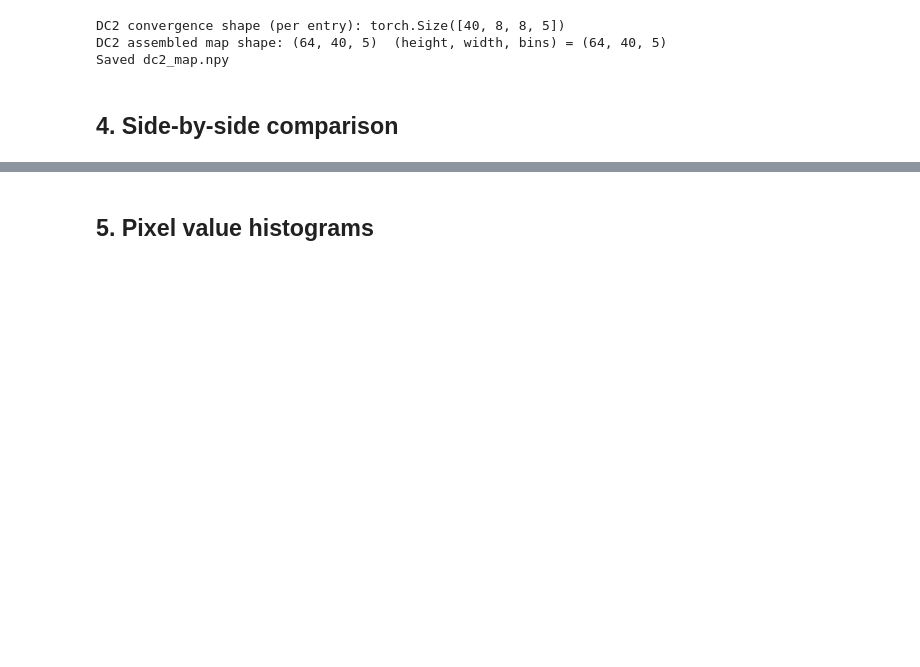
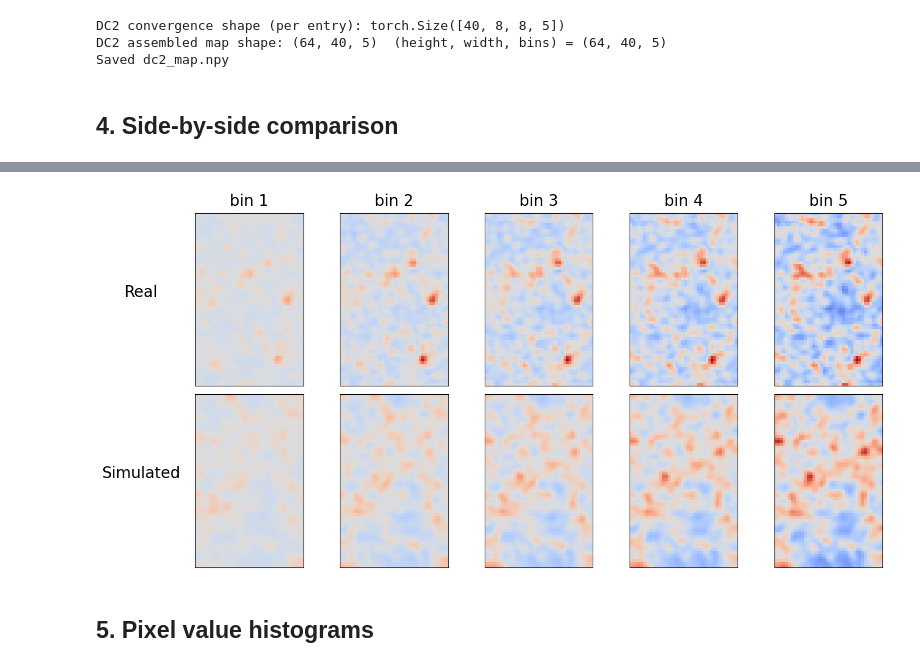
Before and after one commit to prob-ml/blissWL, a Jupyter notebook: maps_to_cosmology/notebooks/verify_dc2_maps.ipynb, the cells around one changed output, grey strips where cells are left out. Drawn from its saved outputs; the diff is of its cells as text; code cells hidden in the pictures; blank space fills up the shorter version.

```diff
--- a/maps_to_cosmology/notebooks/verify_dc2_maps.ipynb
+++ b/maps_to_cosmology/notebooks/verify_dc2_maps.ipynb
@@ -313,3 +313,26 @@ plt.show()
+# %%
+fig, ax = plt.subplots(2, 5, figsize = (15, 7))
+vmin = -0.1
+vmax = 0.1
+cmap = "coolwarm"
+
+for b in range(5):
+    _ = ax[0,b].imshow(dc2_map[...,b], origin="lower", vmin=vmin, vmax=vmax, cmap=cmap)
+    _ = ax[0,b].set_title(f"bin {b+1}", pad=10, fontsize=20)
+    _ = ax[1,b].imshow(sbi_maps[3,...,b], origin="lower", vmin=vmin, vmax=vmax, cmap=cmap)
+    _ = ax[0,b].set_xticks([])
+    _ = ax[0,b].set_yticks([])
+    _ = ax[1,b].set_xticks([])
+    _ = ax[1,b].set_yticks([])
+
+_ = ax[0,0].set_ylabel("Real", labelpad=70, fontsize=20, rotation=0)
+_ = ax[1,0].set_ylabel("Simulated", labelpad=70, fontsize=20, rotation=0)
+
+_ = fig.tight_layout()
+
+fig.savefig("figures/dc2_maps_real_simulated.png", dpi=600, transparent=True, bbox_inches="tight", pad_inches=0.1)
+# %% [output]
+[figure, added]
 # %% [markdown]
 ## 5. Pixel value histograms
 # %%
```
Also changed, not shown: parts of 3 cells of this notebook, 10 other files.
